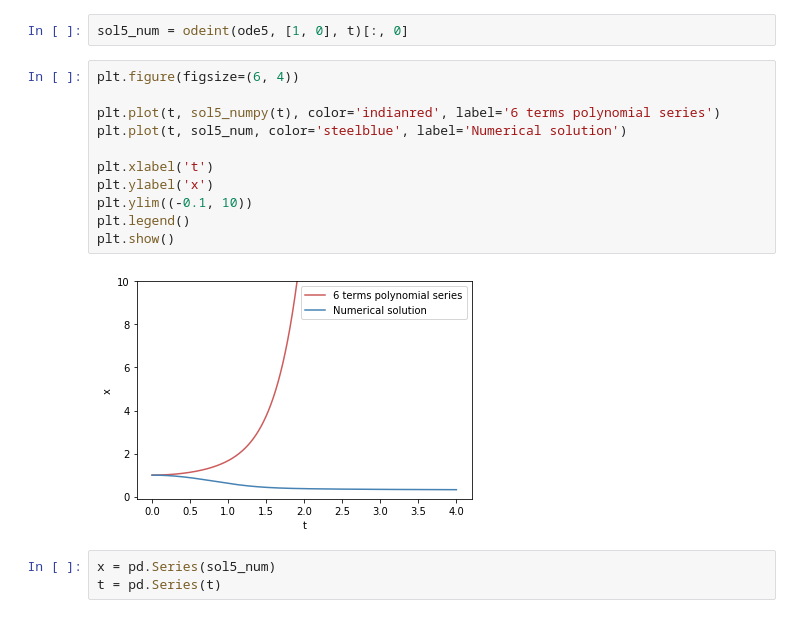
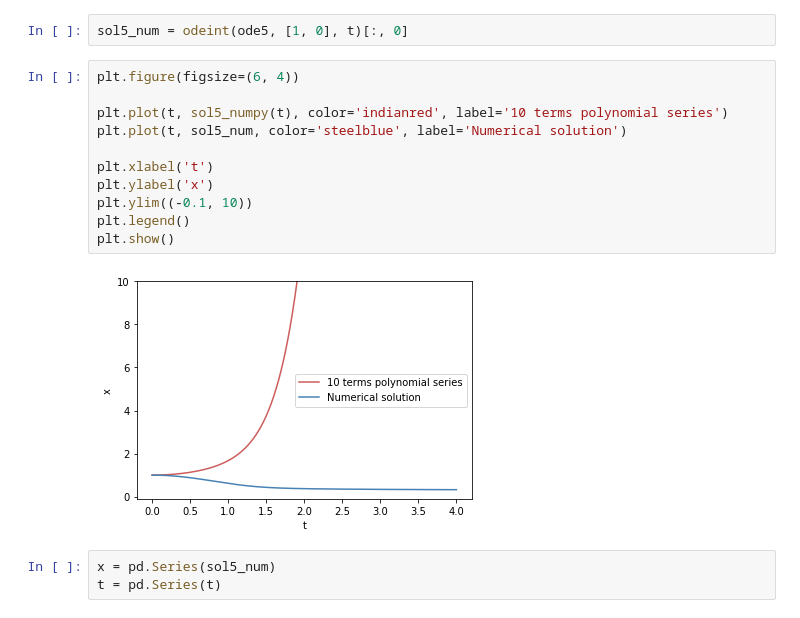
Before and after one commit to koulakis/dynamical-systems, a Jupyter notebook: 02_differential_equations.ipynb, the cells around one changed output. Cells and saved outputs as stored; diff of their text form.

```diff
--- a/02_differential_equations.ipynb
+++ b/02_differential_equations.ipynb
@@ -132,16 +132,16 @@ sol5_num = odeint(ode5, [1, 0], t)[:, 0]
 # %%
 plt.figure(figsize=(6, 4))
 
-plt.plot(t, sol5_numpy(t), color='indianred', label='6 terms polynomial series')
+plt.plot(t, sol5_numpy(t), color='indianred', label='10 terms polynomial series')
 plt.plot(t, sol5_num, color='steelblue', label='Numerical solution')
 
 plt.xlabel('t')
 plt.ylabel('x')
 plt.ylim((-0.1, 10))
 plt.legend()
 plt.show()
 # %% [output]
-[figure, old version]
+[figure, new version]
 # %%
 x = pd.Series(sol5_num)
 t = pd.Series(t)
```
